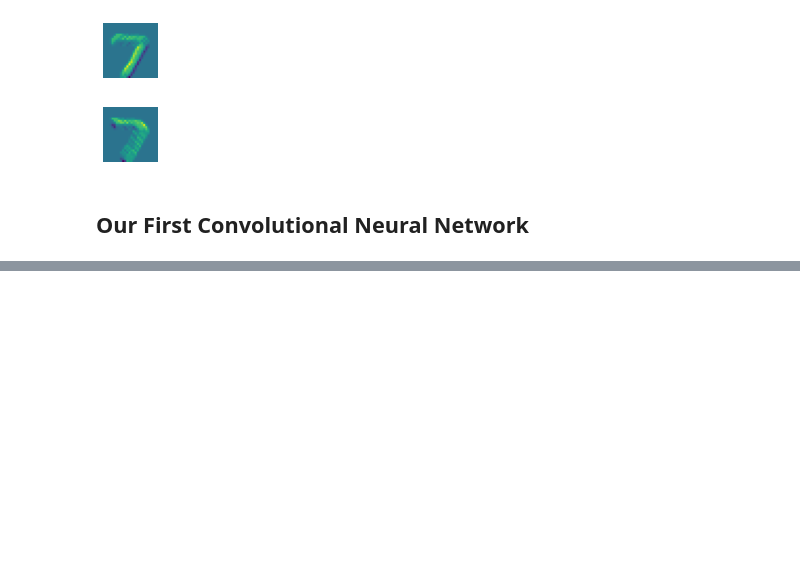
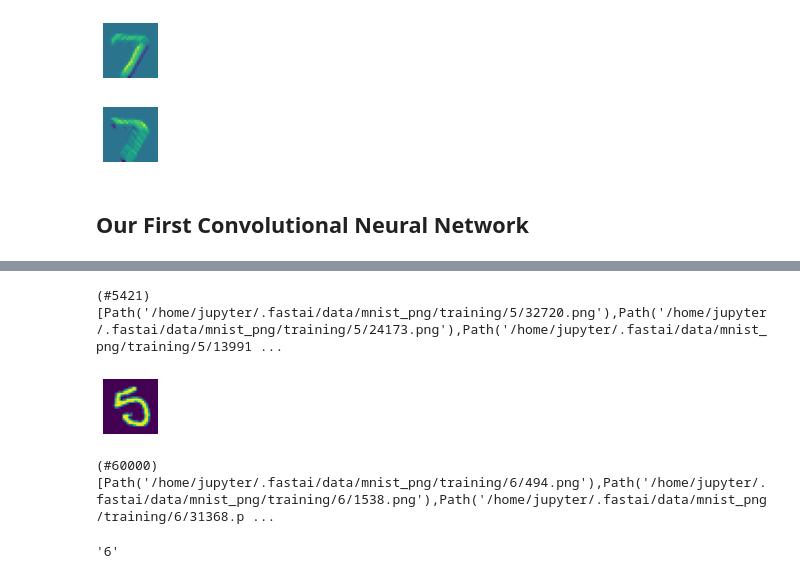
Before and after one commit to Mchristos/fastbook, a Jupyter notebook: mchristos/13_convolutions.ipynb, the cells around one changed output, grey strips where cells are left out. Cells and saved outputs as stored; diff of their text form; code cells hidden in the pictures; blank space fills up the shorter version.

```diff
--- a/mchristos/13_convolutions.ipynb
+++ b/mchristos/13_convolutions.ipynb
@@ -241,0 +417,16 @@ for i in range(4):
+# %%
+(path/'training/5').ls()
+# %% [output]
+(#5421) [Path('/home/jupyter/.fastai/data/mnist_png/training/5/32720.png'),Path('/home/jupyter/.fastai/data/mnist_png/training/5/24173.png'),Path('/home/jupyter/.fastai/data/mnist_png/training/5/13991 ...
+# %%
+show_image(Image.open(path/'training/5/22053.png'));
+# %% [output]
+[figure, added]
+# %%
+get_image_files(path/'training')
+# %% [output]
+(#60000) [Path('/home/jupyter/.fastai/data/mnist_png/training/6/494.png'),Path('/home/jupyter/.fastai/data/mnist_png/training/6/1538.png'),Path('/home/jupyter/.fastai/data/mnist_png/training/6/31368.p ...
+# %%
+parent_label('/home/jupyter/.fastai/data/mnist_png/training/6/9517.png')
+# %% [output]
+'6'
```
Also changed, not shown: parts of 35 cells of this notebook.
